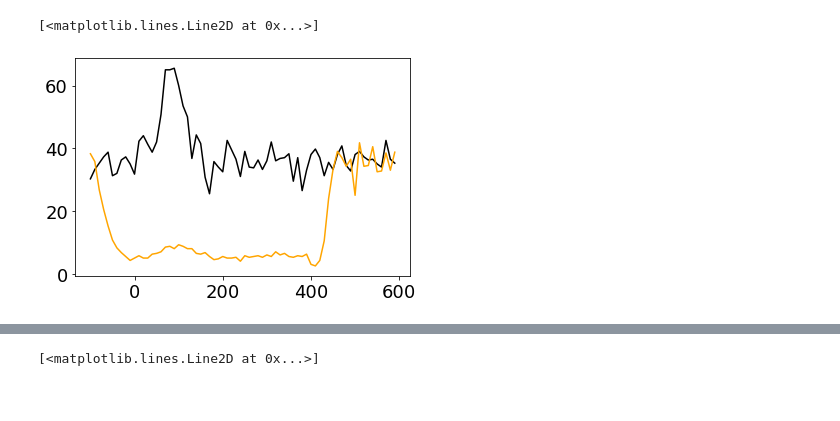
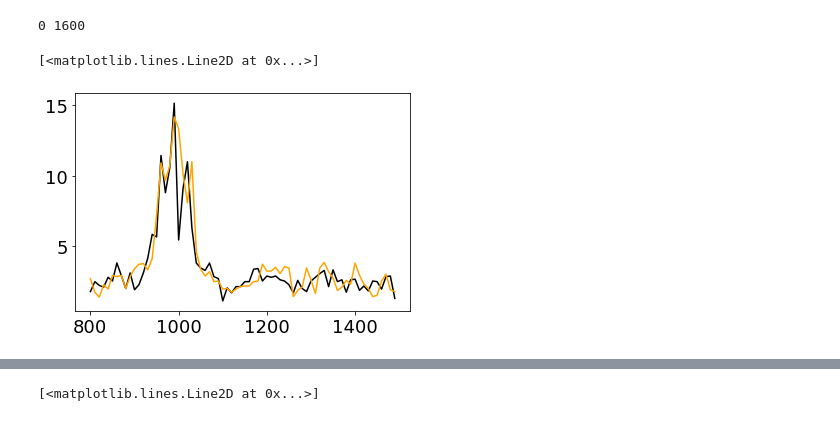
Before and after one commit to HChoiLab/CellTypeCircuit, a Jupyter notebook: newCode/plot rasters.ipynb, the cells around one changed output, grey strips where cells are left out. Drawn from its saved outputs; the diff is of its cells as text; code cells hidden in the pictures.

```diff
--- a/newCode/plot rasters.ipynb
+++ b/newCode/plot rasters.ipynb
@@ -239,10 +242,3 @@ def get_stmap(all_spikes, all_positions):
                 sst_stim[xbin,tbin] += 1
 
     return exc_ctrl, exc_stim, pv_ctrl, pv_stim, sst_ctrl, sst_stim
-# %%
-simname = 'b7ns1.0e0.2'
-with open(f'data/{simname}/results_1/PV_0.18_spikes.pickle','rb') as f:
-    all_spikes = pickle.load(f)
-with open(f'data/{simname}/results_1/PV_0.18_positions.pickle','rb') as f:
-    all_positions = pickle.load(f)
-plot_raster(all_spikes, all_positions, tmin = 0, tmax = 2000)
@@ -262,0 +633,10 @@ plot_raster(all_spikes, all_positions, tmin = 2000, tmax = 4000)
+# %%
+tmin = 100
+tmax = 1500
+erates, bins = bin_fr(all_spikes[:8000], tmin,tmax, 10)
+pvrates, bins = bin_fr(all_spikes[8000:9000], tmin,tmax, 10)
+sstrates, bins = bin_fr(all_spikes[9000:], tmin,tmax, 10)
+
+plt.plot(bins, erates)
+plt.plot(bins, pvrates)
+plt.plot(bins, sstrates)
@@ -273,7 +696,12 @@ def bin_fr(spikes, tmin, tmax, dt):
 # %%
-def get_averages(spikes, tlen = 700, dt = 10):
-    ctrl_times = [2000,4000,6000,8000]
-    stim_times = [3000,5000,7000,9000]
+def get_averages(spikes, tlen = 700, delay = 0, simtime = 800, repeats = 4, dt = 10):
+
+    ctrl_times = []
+    stim_times = []
+    for repeat in range(repeats):
+        ctrl_times.append(delay + simtime*repeat*2)
+        stim_times.append(delay + simtime*(2*repeat+1))
+        print(delay + simtime*repeat*2, delay + simtime*(2*repeat+1))
     hists_ctrl = []
     for tim in ctrl_times:
         hist,bins = bin_fr(spikes, tim, tim+tlen, dt)
@@ -283,16 +711,16 @@ def get_averages(spikes, tlen = 700, dt = 10):
         hist,bins = bin_fr(spikes, tim, tim+tlen, dt)
         hists_stim.append(hist)
 
-    return bins[:-1], np.mean(hists_ctrl, axis=0), np.mean(hists_stim, axis=0)
+    return bins, np.mean(hists_ctrl, axis=0), np.mean(hists_stim, axis=0)
 
-def get_local_spikes(spikes, positions):
-    center = np.array([0.5,0.5])
+def get_local_spikes(spikes, positions, radius = 0.3, center = [0.5, 0.5]):
+    center = np.array(center)
     selected=[]
     N= len(spikes)
     assert len(positions)==N
     for i in range(N):
         dist = periodic_distance(center,positions[i])
-        if dist < 0.3:
+        if dist < radius:
             selected.append(spikes[i])
     return selected
 # %%
@@ -316,17 +744,19 @@ plt.plot(t-9100, pvfr, c='blue')
 # %%
 simname = 'lb8ns1.0e0.2'
+simname = 'v3_9_ee0.025'
 # simname = 'v2base'
-stim = 'SOM'
+stim = 'PV'
 cont = 0.18
 with open(f'data/{simname}/results_1/%s_%s_spikes.pickle'%(stim, cont),'rb') as f:
     all_spikes = pickle.load(f)
 with open(f'data/{simname}/results_1/%s_%s_positions.pickle'%(stim, cont),'rb') as f:
     all_positions = pickle.load(f)
 
-local_all = get_local_spikes(all_spikes, all_positions)
+local_all = get_local_spikes(all_spikes[:8000], all_positions[:8000], radius = 0.3)
 t, ctrlfr, sstfr = get_averages(local_all)
-plt.plot(t-9100, ctrlfr, c='black')
-plt.plot(t-9100, sstfr, c='orange')
+plt.plot(t, ctrlfr, c='black')
+plt.plot(t, sstfr, c='orange')
 # %% [output]
-[<matplotlib.lines.Line2D at 0x...>]
+0 1600
+[<matplotlib.lines.Line2D at 0x...>]
-[figure, old version]
+[figure, new version]
```
Also changed, not shown: parts of 22 cells of this notebook, 4 other files.
